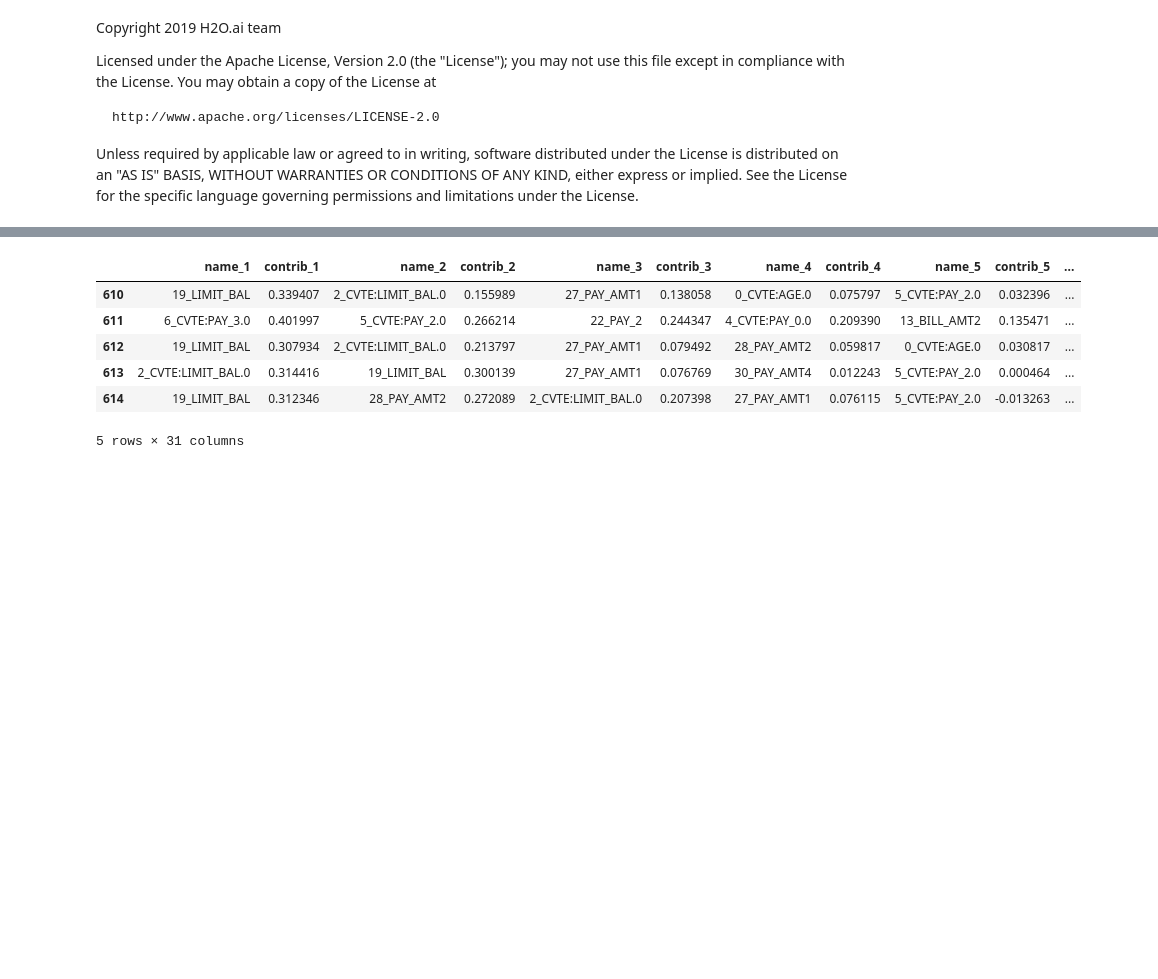
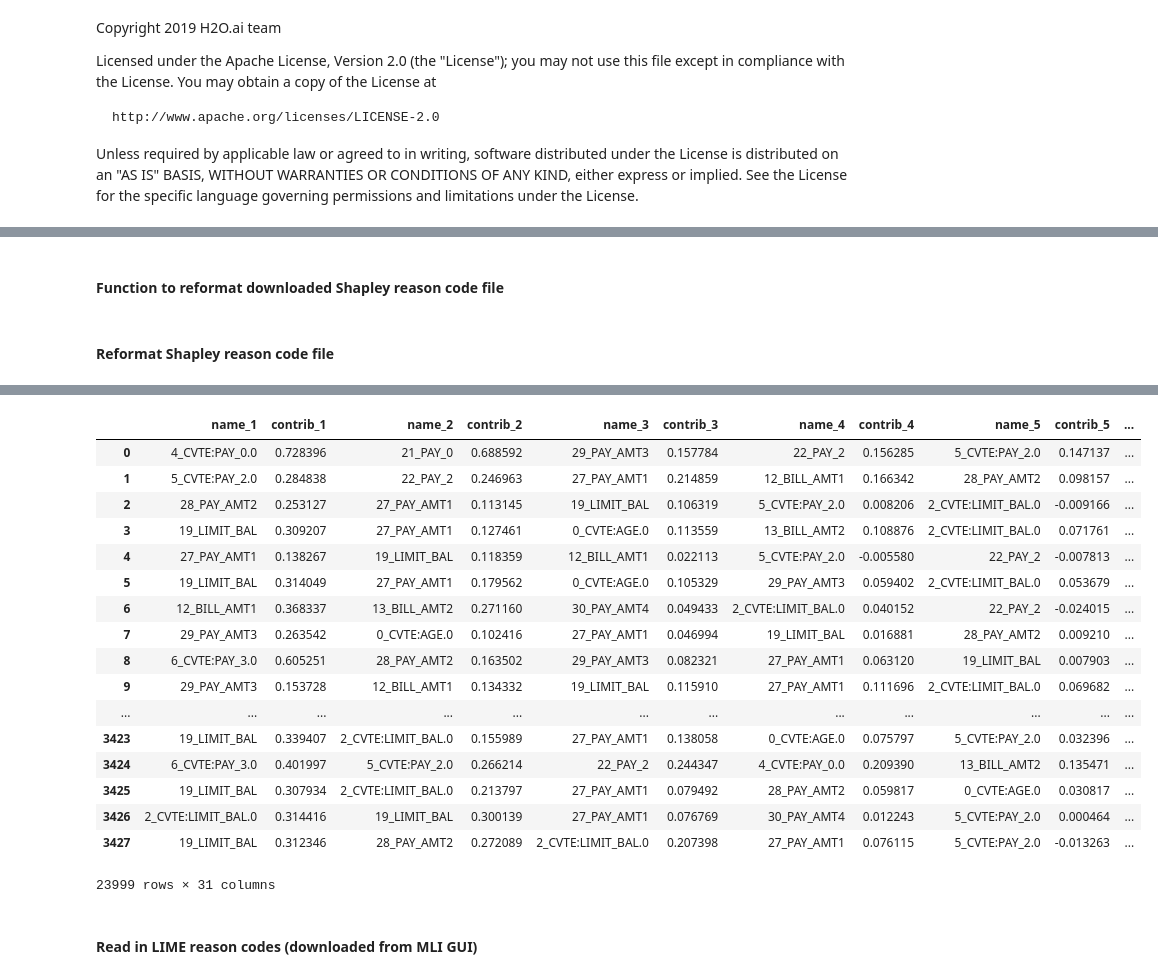
Before and after one commit to h2oai/driverlessai-tutorials, a Jupyter notebook: interpretable_ml/FormatReasonCodes.ipynb, the cells around one changed output, grey strips where cells are left out. Cells and saved outputs as stored; diff of their text form; code cells hidden in the pictures; blank space fills up the shorter version.

Commit message:
add comments, sort, remove rc_

```diff
--- a/interpretable_ml/FormatReasonCodes.ipynb
+++ b/interpretable_ml/FormatReasonCodes.ipynb
@@ -42,4 +46,5 @@ def parallelize_dataframe(df, func):
     df = pd.concat(pool.map(func, df_split))
     pool.close()
     pool.join()
+    df.sort_index() # ensure original order
     return df
@@ -64,3 +77,5 @@ shapley.head()
+# %% [markdown]
+#### Function to reformat downloaded Shapley reason code file
 # %%
 def format_rc_shapley(orig):
     """
@@ -69,8 +84,8 @@ def format_rc_shapley(orig):
 
     rc_1_var_name | rc_1_contrib | rc_2_var_name | rc_2_contrib | ... | rc_p_var_name | rc_p_contrib
 
-    :param orig:
-    :return:
+    :param orig: Original Shapley reason code file downloaded from MLI GUI.
+    :return: Reformatted reason code file.
     """
     names = ['name_' + str(i) for i in range(1, len(orig.columns))]
     contribs = ['contrib_' + str(i) for i in range(1, len(orig.columns))]
@@ -88,7 +103,9 @@ def format_rc_shapley(orig):
     formatted_frame['bias'] = bias
 
     return formatted_frame
+# %% [markdown]
+#### Reformat Shapley reason code file
 # %%
 %time shapley_formatted_rc = parallelize_dataframe(shapley.to_pandas(), format_rc_shapley)
-shapley_formatted_rc.tail()
+shapley_formatted_rc
 # %% [output]
@@ -97,8 +114,21 @@ Wall time: 2 s
 |  | name_1 | contrib_1 | name_2 | contrib_2 | name_3 | contrib_3 | name_4 | contrib_4 | name_5 | contrib_5 | ... |
-| 610 | 19_LIMIT_BAL | 0.339407 | 2_CVTE:LIMIT_BAL.0 | 0.155989 | 27_PAY_AMT1 | 0.138058 | 0_CVTE:AGE.0 | 0.075797 | 5_CVTE:PAY_2.0 | 0.032396 | ... |
-| 611 | 6_CVTE:PAY_3.0 | 0.401997 | 5_CVTE:PAY_2.0 | 0.266214 | 22_PAY_2 | 0.244347 | 4_CVTE:PAY_0.0 | 0.209390 | 13_BILL_AMT2 | 0.135471 | ... |
-| 612 | 19_LIMIT_BAL | 0.307934 | 2_CVTE:LIMIT_BAL.0 | 0.213797 | 27_PAY_AMT1 | 0.079492 | 28_PAY_AMT2 | 0.059817 | 0_CVTE:AGE.0 | 0.030817 | ... |
-| 613 | 2_CVTE:LIMIT_BAL.0 | 0.314416 | 19_LIMIT_BAL | 0.300139 | 27_PAY_AMT1 | 0.076769 | 30_PAY_AMT4 | 0.012243 | 5_CVTE:PAY_2.0 | 0.000464 | ... |
-| 614 | 19_LIMIT_BAL | 0.312346 | 28_PAY_AMT2 | 0.272089 | 2_CVTE:LIMIT_BAL.0 | 0.207398 | 27_PAY_AMT1 | 0.076115 | 5_CVTE:PAY_2.0 | -0.013263 | ... |
+| 0 | 4_CVTE:PAY_0.0 | 0.728396 | 21_PAY_0 | 0.688592 | 29_PAY_AMT3 | 0.157784 | 22_PAY_2 | 0.156285 | 5_CVTE:PAY_2.0 | 0.147137 | ... |
+| 1 | 5_CVTE:PAY_2.0 | 0.284838 | 22_PAY_2 | 0.246963 | 27_PAY_AMT1 | 0.214859 | 12_BILL_AMT1 | 0.166342 | 28_PAY_AMT2 | 0.098157 | ... |
+| 2 | 28_PAY_AMT2 | 0.253127 | 27_PAY_AMT1 | 0.113145 | 19_LIMIT_BAL | 0.106319 | 5_CVTE:PAY_2.0 | 0.008206 | 2_CVTE:LIMIT_BAL.0 | -0.009166 | ... |
+| 3 | 19_LIMIT_BAL | 0.309207 | 27_PAY_AMT1 | 0.127461 | 0_CVTE:AGE.0 | 0.113559 | 13_BILL_AMT2 | 0.108876 | 2_CVTE:LIMIT_BAL.0 | 0.071761 | ... |
+| 4 | 27_PAY_AMT1 | 0.138267 | 19_LIMIT_BAL | 0.118359 | 12_BILL_AMT1 | 0.022113 | 5_CVTE:PAY_2.0 | -0.005580 | 22_PAY_2 | -0.007813 | ... |
+| 5 | 19_LIMIT_BAL | 0.314049 | 27_PAY_AMT1 | 0.179562 | 0_CVTE:AGE.0 | 0.105329 | 29_PAY_AMT3 | 0.059402 | 2_CVTE:LIMIT_BAL.0 | 0.053679 | ... |
+| 6 | 12_BILL_AMT1 | 0.368337 | 13_BILL_AMT2 | 0.271160 | 30_PAY_AMT4 | 0.049433 | 2_CVTE:LIMIT_BAL.0 | 0.040152 | 22_PAY_2 | -0.024015 | ... |
+| 7 | 29_PAY_AMT3 | 0.263542 | 0_CVTE:AGE.0 | 0.102416 | 27_PAY_AMT1 | 0.046994 | 19_LIMIT_BAL | 0.016881 | 28_PAY_AMT2 | 0.009210 | ... |
+| 8 | 6_CVTE:PAY_3.0 | 0.605251 | 28_PAY_AMT2 | 0.163502 | 29_PAY_AMT3 | 0.082321 | 27_PAY_AMT1 | 0.063120 | 19_LIMIT_BAL | 0.007903 | ... |
+| 9 | 29_PAY_AMT3 | 0.153728 | 12_BILL_AMT1 | 0.134332 | 19_LIMIT_BAL | 0.115910 | 27_PAY_AMT1 | 0.111696 | 2_CVTE:LIMIT_BAL.0 | 0.069682 | ... |
+| ... | ... | ... | ... | ... | ... | ... | ... | ... | ... | ... | ... |
+| 3423 | 19_LIMIT_BAL | 0.339407 | 2_CVTE:LIMIT_BAL.0 | 0.155989 | 27_PAY_AMT1 | 0.138058 | 0_CVTE:AGE.0 | 0.075797 | 5_CVTE:PAY_2.0 | 0.032396 | ... |
+| 3424 | 6_CVTE:PAY_3.0 | 0.401997 | 5_CVTE:PAY_2.0 | 0.266214 | 22_PAY_2 | 0.244347 | 4_CVTE:PAY_0.0 | 0.209390 | 13_BILL_AMT2 | 0.135471 | ... |
+| 3425 | 19_LIMIT_BAL | 0.307934 | 2_CVTE:LIMIT_BAL.0 | 0.213797 | 27_PAY_AMT1 | 0.079492 | 28_PAY_AMT2 | 0.059817 | 0_CVTE:AGE.0 | 0.030817 | ... |
+| 3426 | 2_CVTE:LIMIT_BAL.0 | 0.314416 | 19_LIMIT_BAL | 0.300139 | 27_PAY_AMT1 | 0.076769 | 30_PAY_AMT4 | 0.012243 | 5_CVTE:PAY_2.0 | 0.000464 | ... |
+| 3427 | 19_LIMIT_BAL | 0.312346 | 28_PAY_AMT2 | 0.272089 | 2_CVTE:LIMIT_BAL.0 | 0.207398 | 27_PAY_AMT1 | 0.076115 | 5_CVTE:PAY_2.0 | -0.013263 | ... |
-5 rows × 31 columns
+23999 rows × 31 columns
+# %% [markdown]
+#### Read in LIME reason codes (downloaded from MLI GUI)
 # %%
```
Also changed, not shown: parts of 11 cells of this notebook.
